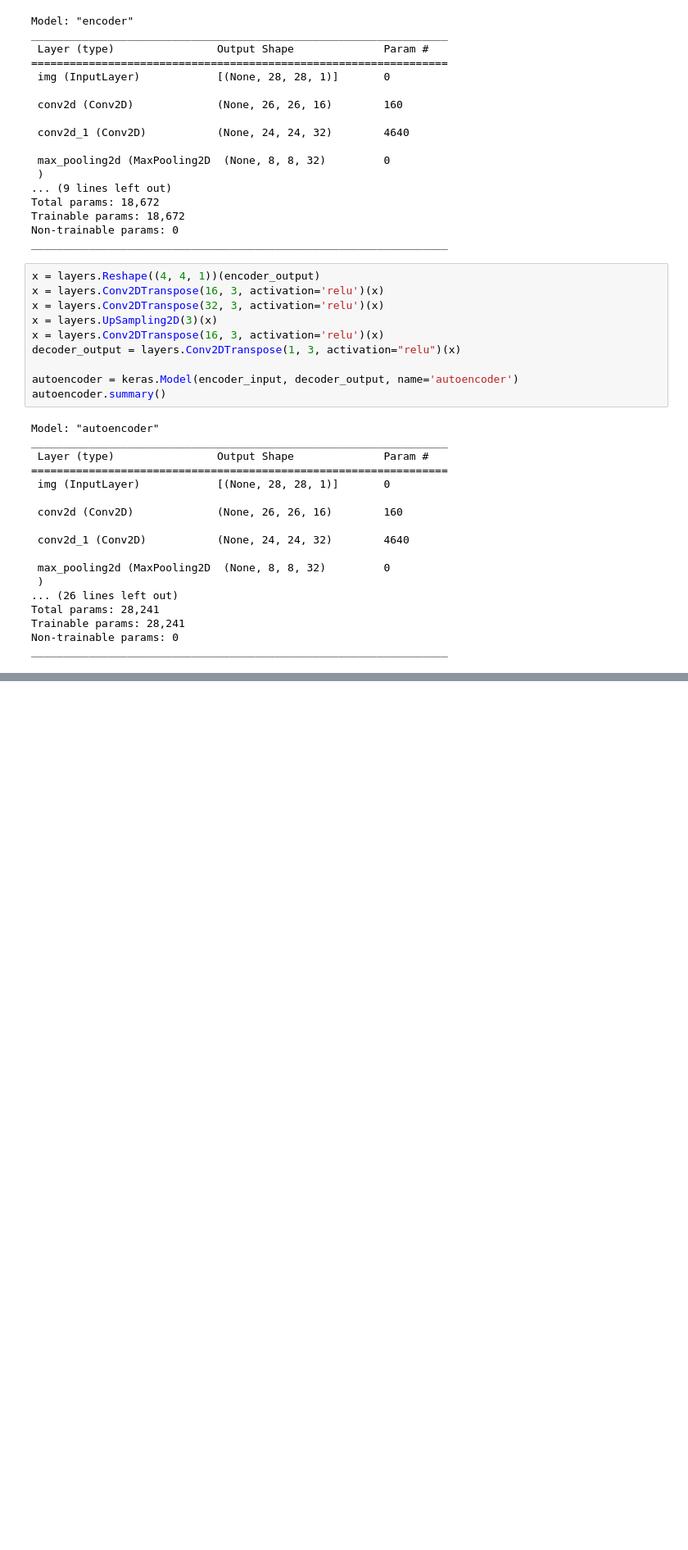
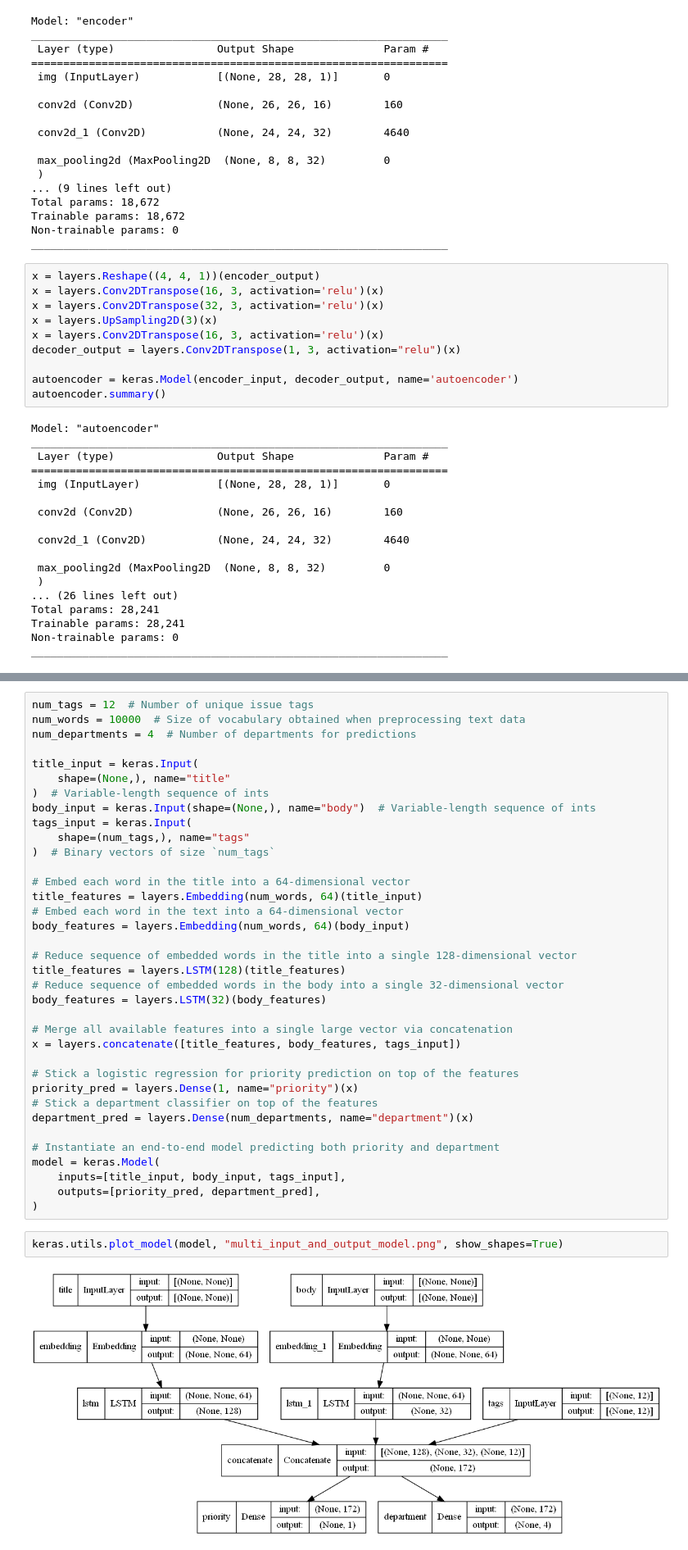
Before and after one commit to jiaweim/machine-learning-n, a Jupyter notebook: src/keras_demo/functional_api.ipynb, the cells around one changed output, grey strips where cells are left out. Shown: that part at 82% size. Cells and saved outputs as stored; diff of their text form; blank space fills up the shorter version.

```diff
--- a/src/keras_demo/functional_api.ipynb
+++ b/src/keras_demo/functional_api.ipynb
@@ -141,0 +188,40 @@ _________________________________________________________________
+# %%
+num_tags = 12  # Number of unique issue tags
+num_words = 10000  # Size of vocabulary obtained when preprocessing text data
+num_departments = 4  # Number of departments for predictions
+
+title_input = keras.Input(
+    shape=(None,), name="title"
+)  # Variable-length sequence of ints
+body_input = keras.Input(shape=(None,), name="body")  # Variable-length sequence of ints
+tags_input = keras.Input(
+    shape=(num_tags,), name="tags"
+)  # Binary vectors of size `num_tags`
+
+# Embed each word in the title into a 64-dimensional vector
+title_features = layers.Embedding(num_words, 64)(title_input)
+# Embed each word in the text into a 64-dimensional vector
+body_features = layers.Embedding(num_words, 64)(body_input)
+
+# Reduce sequence of embedded words in the title into a single 128-dimensional vector
+title_features = layers.LSTM(128)(title_features)
+# Reduce sequence of embedded words in the body into a single 32-dimensional vector
+body_features = layers.LSTM(32)(body_features)
+
+# Merge all available features into a single large vector via concatenation
+x = layers.concatenate([title_features, body_features, tags_input])
+
+# Stick a logistic regression for priority prediction on top of the features
+priority_pred = layers.Dense(1, name="priority")(x)
+# Stick a department classifier on top of the features
+department_pred = layers.Dense(num_departments, name="department")(x)
+
+# Instantiate an end-to-end model predicting both priority and department
+model = keras.Model(
+    inputs=[title_input, body_input, tags_input],
+    outputs=[priority_pred, department_pred],
+)
+# %%
+keras.utils.plot_model(model, "multi_input_and_output_model.png", show_shapes=True)
+# %% [output]
+[figure, added]
```
Also changed, not shown: parts of 1 cell of this notebook, 5 other files.
